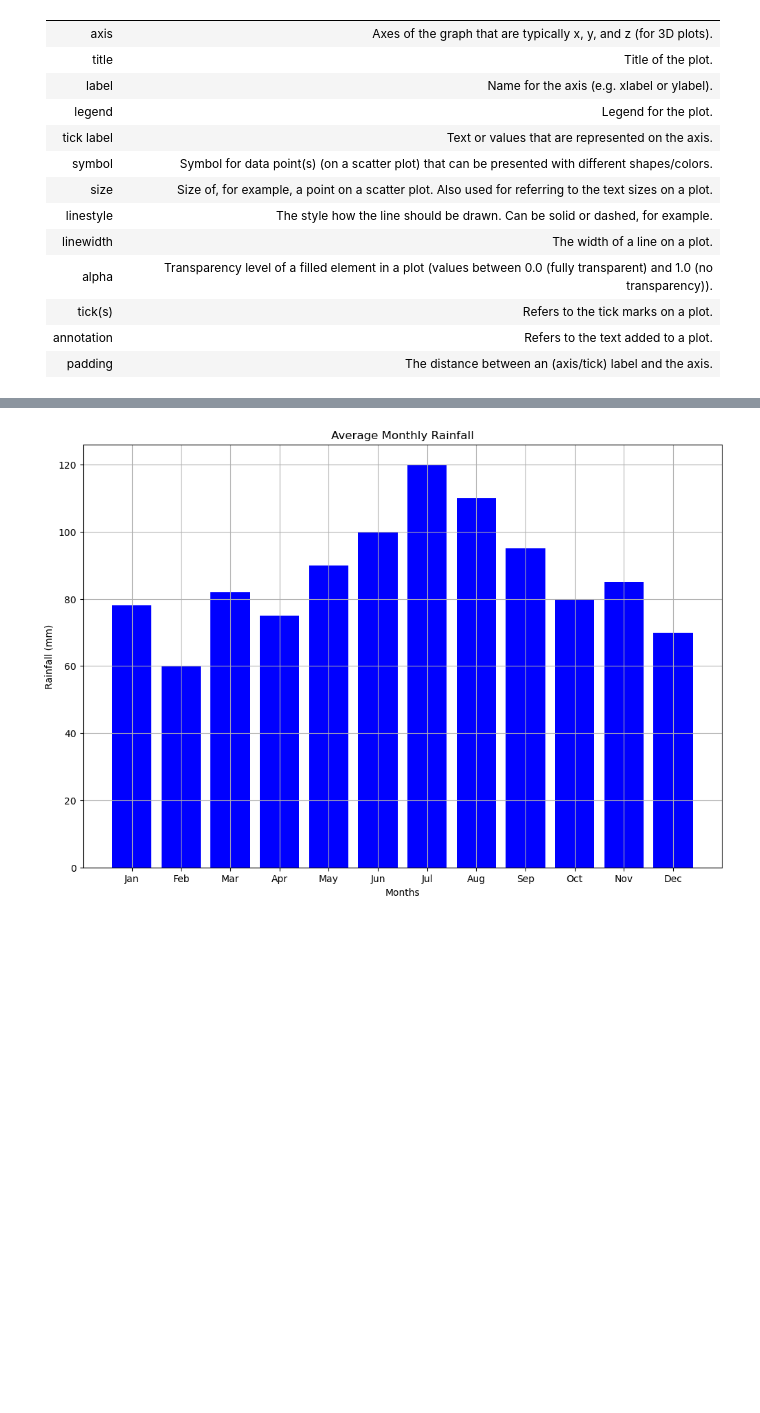
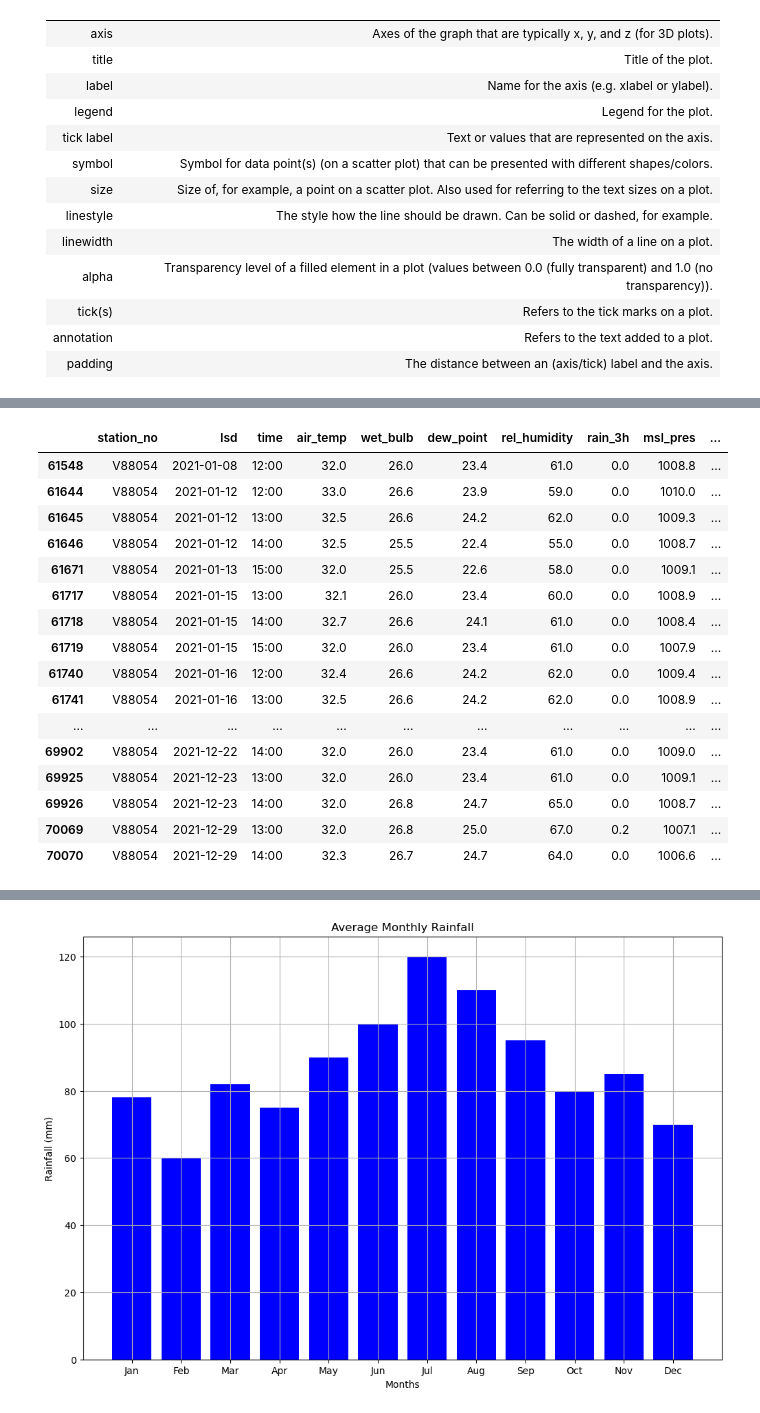
Before and after one commit to achmadrifani/fiji-training-2024, a Jupyter notebook: notebooks/day_03/NWPVisualization_D03_Matplotlib.ipynb, the cells around one changed output, grey strips where cells are left out. Saved outputs shown, nothing was run; the diff lists cells and outputs as text; code cells hidden in the pictures; blank space fills up the shorter version.

```diff
--- a/notebooks/day_03/NWPVisualization_D03_Matplotlib.ipynb
+++ b/notebooks/day_03/NWPVisualization_D03_Matplotlib.ipynb
@@ -59,3 +78,35 @@ plt.show()
+# %%
+# Create subset of data
+# df_sub = df.loc[df['datetime'].dt.year > 2020] # Select data from 2021 onwards
+
+# df_sub = df.loc[(df['datetime'].dt.year >= 2016) & (df['datetime'].dt.year <= 2018)] # to select between to years
+
+# df_sub = df.loc[(df['datetime'].dt.year == 2021) & (df['datetime'].dt.month == 1)] # to select year and month
+
+df_sub = df.loc[df['datetime'].dt.year == 2021]
+df_sub_temp = df_sub.loc[(df_sub['air_temp']>=32)]
+
+df_sub_temp
+# temp_sub = df_sub['air_temp']
+# date_sub = df_sub['datetime']
+# %% [output]
+|  | station_no | lsd | time | air_temp | wet_bulb | dew_point | rel_humidity | rain_3h | msl_pres | ... |
+| 61548 | V88054 | 2021-01-08 | 12:00 | 32.0 | 26.0 | 23.4 | 61.0 | 0.0 | 1008.8 | ... |
+| 61644 | V88054 | 2021-01-12 | 12:00 | 33.0 | 26.6 | 23.9 | 59.0 | 0.0 | 1010.0 | ... |
+| 61645 | V88054 | 2021-01-12 | 13:00 | 32.5 | 26.6 | 24.2 | 62.0 | 0.0 | 1009.3 | ... |
+| 61646 | V88054 | 2021-01-12 | 14:00 | 32.5 | 25.5 | 22.4 | 55.0 | 0.0 | 1008.7 | ... |
+| 61671 | V88054 | 2021-01-13 | 15:00 | 32.0 | 25.5 | 22.6 | 58.0 | 0.0 | 1009.1 | ... |
+| 61717 | V88054 | 2021-01-15 | 13:00 | 32.1 | 26.0 | 23.4 | 60.0 | 0.0 | 1008.9 | ... |
+| 61718 | V88054 | 2021-01-15 | 14:00 | 32.7 | 26.6 | 24.1 | 61.0 | 0.0 | 1008.4 | ... |
+| 61719 | V88054 | 2021-01-15 | 15:00 | 32.0 | 26.0 | 23.4 | 61.0 | 0.0 | 1007.9 | ... |
+| 61740 | V88054 | 2021-01-16 | 12:00 | 32.4 | 26.6 | 24.2 | 62.0 | 0.0 | 1009.4 | ... |
+| 61741 | V88054 | 2021-01-16 | 13:00 | 32.5 | 26.6 | 24.2 | 62.0 | 0.0 | 1008.9 | ... |
+| ... | ... | ... | ... | ... | ... | ... | ... | ... | ... | ... |
+| 69902 | V88054 | 2021-12-22 | 14:00 | 32.0 | 26.0 | 23.4 | 61.0 | 0.0 | 1009.0 | ... |
+| 69925 | V88054 | 2021-12-23 | 13:00 | 32.0 | 26.0 | 23.4 | 61.0 | 0.0 | 1009.1 | ... |
+| 69926 | V88054 | 2021-12-23 | 14:00 | 32.0 | 26.8 | 24.7 | 65.0 | 0.0 | 1008.7 | ... |
+| 70069 | V88054 | 2021-12-29 | 13:00 | 32.0 | 26.8 | 25.0 | 67.0 | 0.2 | 1007.1 | ... |
+| 70070 | V88054 | 2021-12-29 | 14:00 | 32.3 | 26.7 | 24.7 | 64.0 | 0.0 | 1006.6 | ... |
 # %%
 ## Scatter Plots
 #The relationship between two variables.
```
Also changed, not shown: parts of 4 cells of this notebook.
